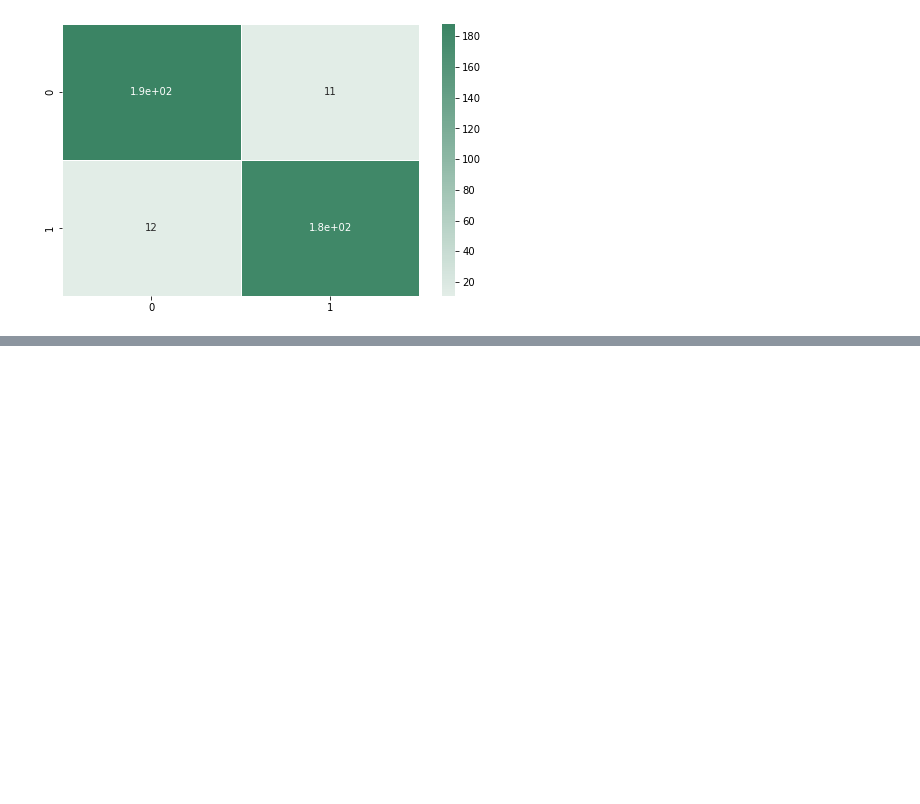
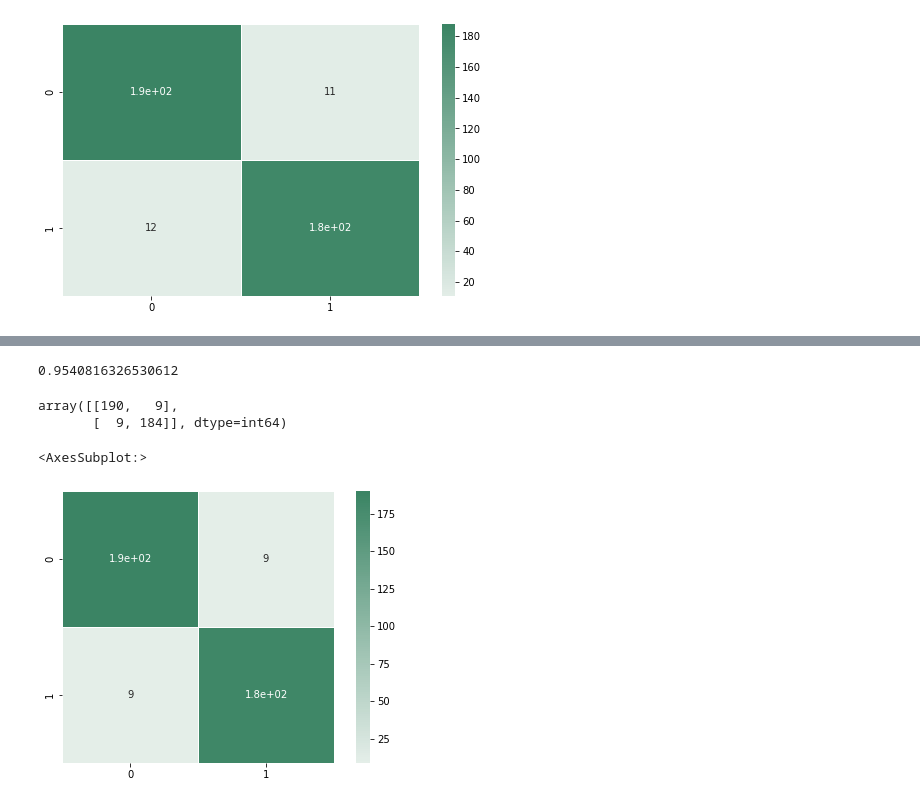
Before and after one commit to Soumya-Dey/YouTube-spam-detection-system, a Jupyter notebook: MyData.ipynb, the cells around one changed output, grey strips where cells are left out. Drawn from its saved outputs; the diff is of its cells as text; code cells hidden in the pictures; blank space fills up the shorter version.

```diff
--- a/MyData.ipynb
+++ b/MyData.ipynb
@@ -175,0 +257,2 @@ sns.heatmap(c_matrix2, center = 0, cmap=c_map, annot= True, square = True, linew
+# %%
+predictions5 = model5.predict(x_test_tfidf)
@@ -175,0 +270,17 @@ sns.heatmap(c_matrix2, center = 0, cmap=c_map, annot= True, square = True, linew
+# %%
+print(accuracy_score(y_test,predictions5))
+# %% [output]
+0.9540816326530612
+# %%
+c_matrix5 = confusion_matrix(y_test, predictions5)
+c_matrix5
+# %% [output]
+array([[190,   9],
+       [  9, 184]], dtype=int64)
+# %%
+f, ax = plt.subplots(figsize = (8, 5))
+c_map = sns.diverging_palette(220, 150, as_cmap = True)
+sns.heatmap(c_matrix5, center = 0, cmap=c_map, annot= True, square = True, linewidths= 0.5)
+# %% [output]
+<AxesSubplot:>
+[figure, added]
```
Also changed, not shown: parts of 16 cells of this notebook, 3 other files.
